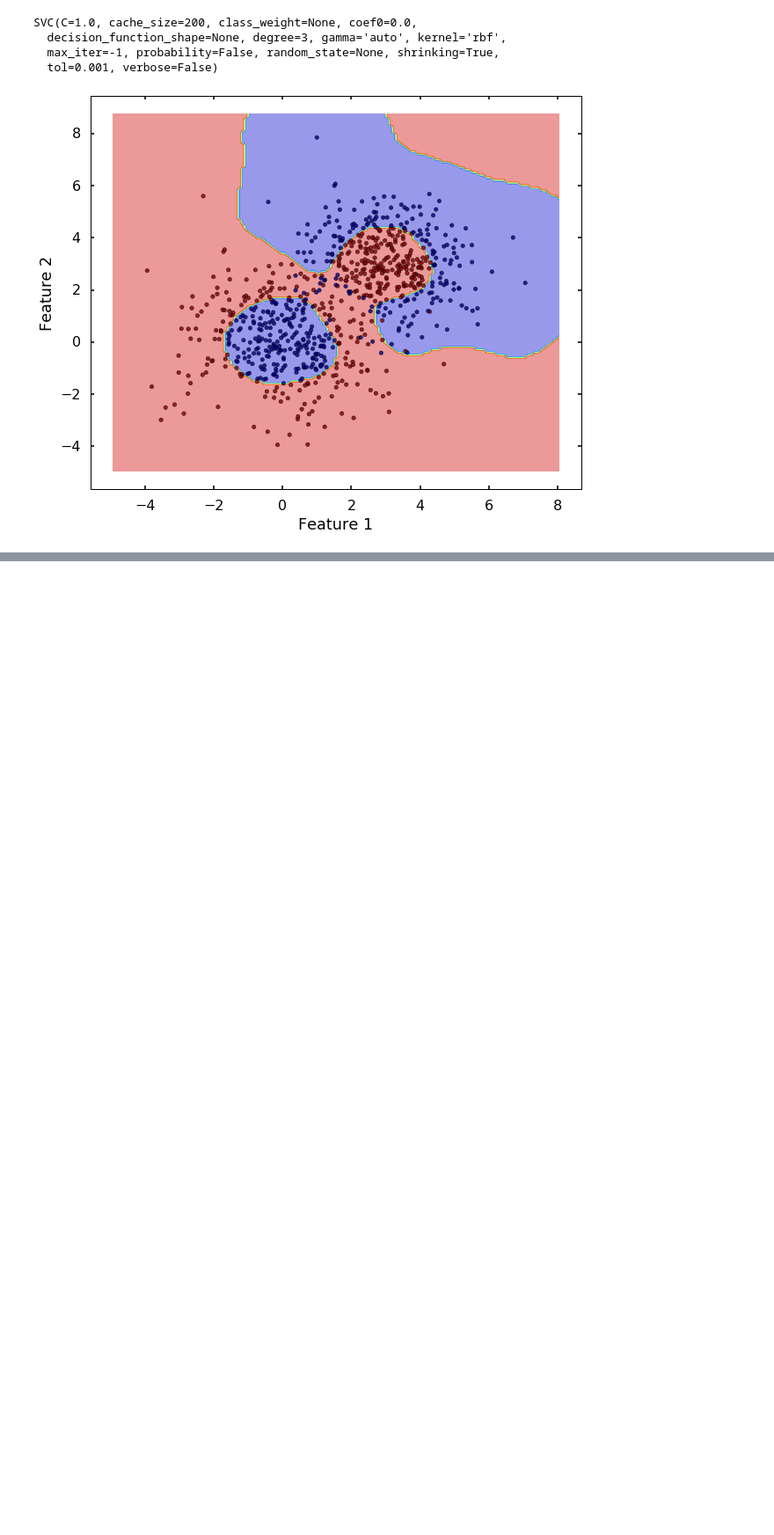
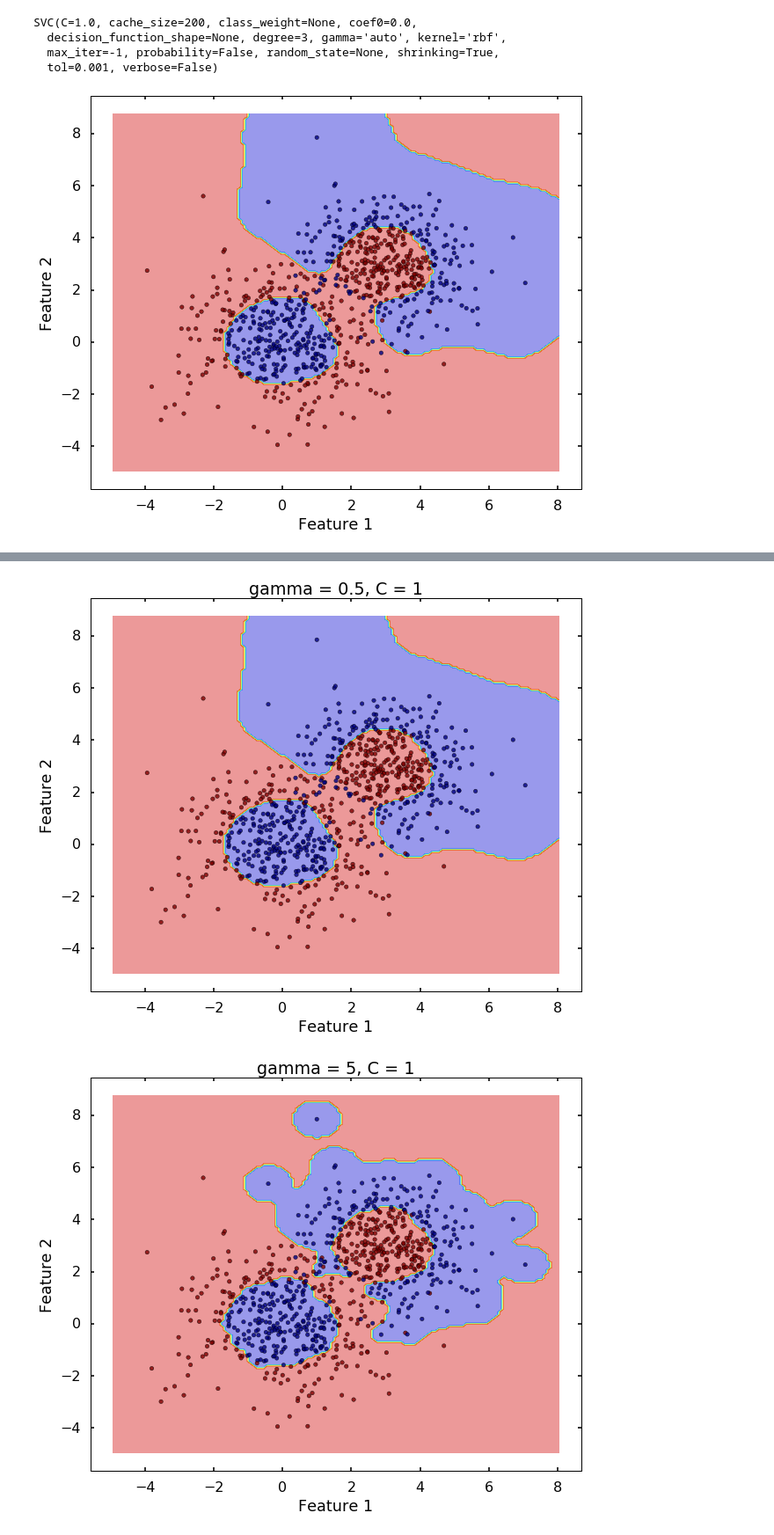
Before and after one commit to qingkaikong/blog, a Jupyter notebook: 45_support_vector_machine_part2_sklearn/SVM_example_classification.ipynb, the cells around one changed output, grey strips where cells are left out. Shown at 88% size. Cells and saved outputs as stored; diff of their text form; code cells hidden in the pictures; blank space fills up the shorter version.

```diff
--- a/45_support_vector_machine_part2_sklearn/SVM_example_classification.ipynb
+++ b/45_support_vector_machine_part2_sklearn/SVM_example_classification.ipynb
@@ -221,0 +225,18 @@ https://www.quora.com/What-are-C-and-gamma-with-regards-to-a-support-vector-mach
+# %%
+# gamma = 0.5
+clf = svm.SVC(kernel='rbf', gamma = 0.5, C = 1)
+clf.fit(X,y)
+plot_desicion_boundary(X, y, clf, title = 'gamma = 0.5, C = 1')
+
+# gamma = 5
+clf = svm.SVC(kernel='rbf', gamma = 5, C = 1)
+clf.fit(X,y)
+plot_desicion_boundary(X, y, clf, title = 'gamma = 5, C = 1')
+
+# gamma = 50
+clf = svm.SVC(kernel='rbf', gamma = 50, C = 1)
+clf.fit(X,y)
+plot_desicion_boundary(X, y, clf, title = 'gamma = 50, C = 1')
+# %% [output]
+[figure, added]
+[figure, added]
```
Also changed, not shown: parts of 7 cells of this notebook.
